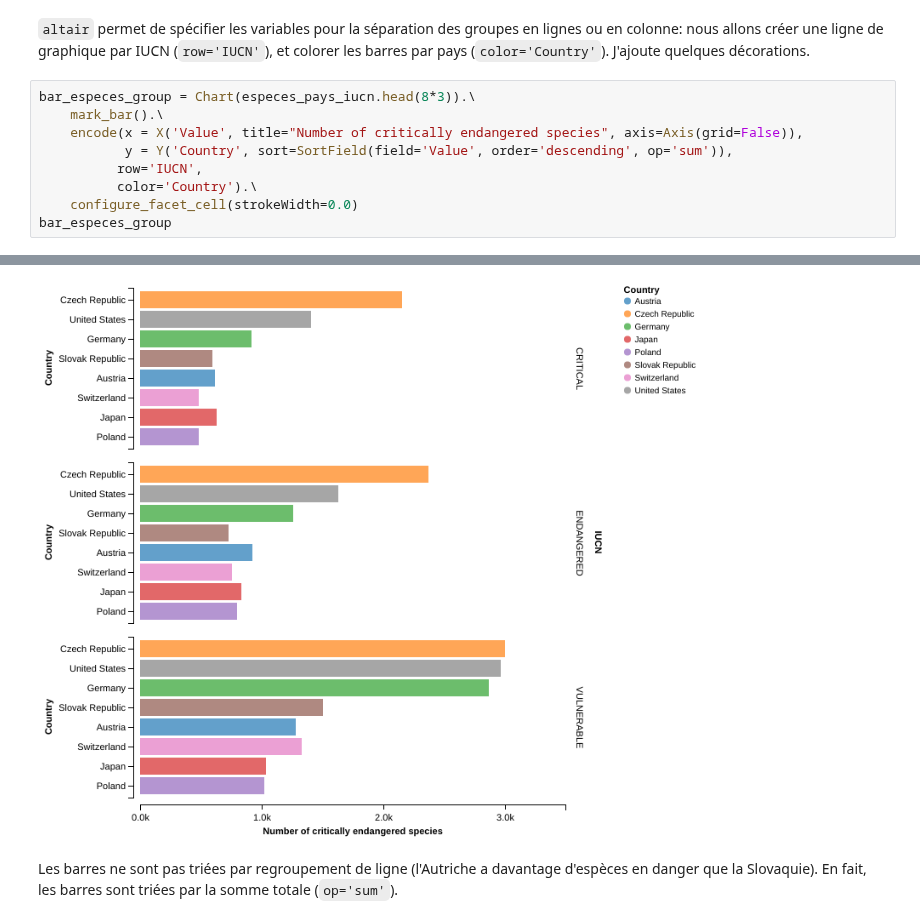
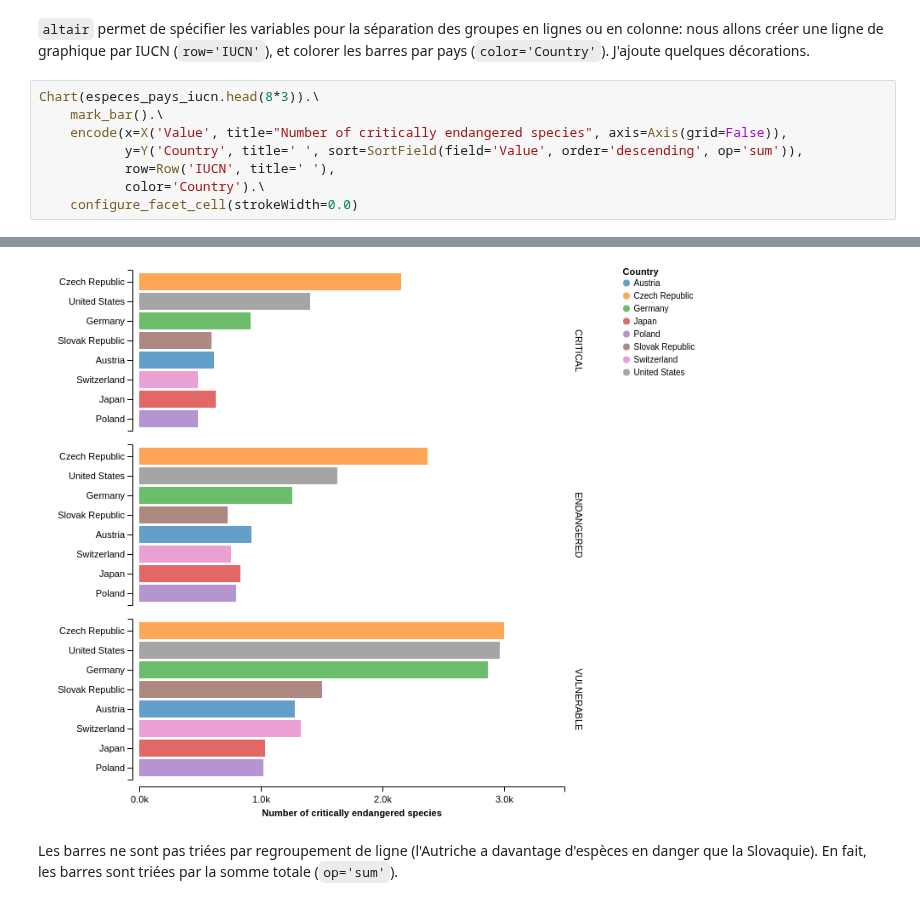
Before and after one commit to essicolo/ecologie-mathematique-Py, a Jupyter notebook: 4_Visualisation/4_Visualisation.ipynb, the cells around one changed output, grey strips where cells are left out. Cells and saved outputs as stored; diff of their text form.

```diff
--- a/4_Visualisation/4_Visualisation.ipynb
+++ b/4_Visualisation/4_Visualisation.ipynb
@@ -262,17 +260,16 @@ especes_pays_iucn.head(4*3) # il y a 3 catégories, alors si je désire retenir
 # %% [markdown]
 `altair` permet de spécifier les variables pour la séparation des groupes en lignes ou en colonne: nous allons créer une ligne de graphique par IUCN (`row='IUCN'`), et colorer les barres par pays (`color='Country'`). J'ajoute quelques décorations.
 # %%
-bar_especes_group = Chart(especes_pays_iucn.head(8*3)).\
+Chart(especes_pays_iucn.head(8*3)).\
     mark_bar().\
-    encode(x = X('Value', title="Number of critically endangered species", axis=Axis(grid=False)),
-           y = Y('Country', sort=SortField(field='Value', order='descending', op='sum')),
-          row='IUCN',
-          color='Country').\
+    encode(x=X('Value', title="Number of critically endangered species", axis=Axis(grid=False)),
+           y=Y('Country', title=' ', sort=SortField(field='Value', order='descending', op='sum')),
+           row=Row('IUCN', title=' '),
+           color='Country').\
     configure_facet_cell(strokeWidth=0.0)
-bar_especes_group
 # %% [output]
 [interactive output not drawn]
-[figure, old version]
+[figure, new version]
 # %% [markdown]
 Les barres ne sont pas triées par regroupement de ligne (l'Autriche a davantage d'espèces en danger que la Slovaquie). En fait, les barres sont triées par la somme totale (`op='sum'`).
 # %% [markdown]
```
Also changed, not shown: parts of 27 cells of this notebook.
